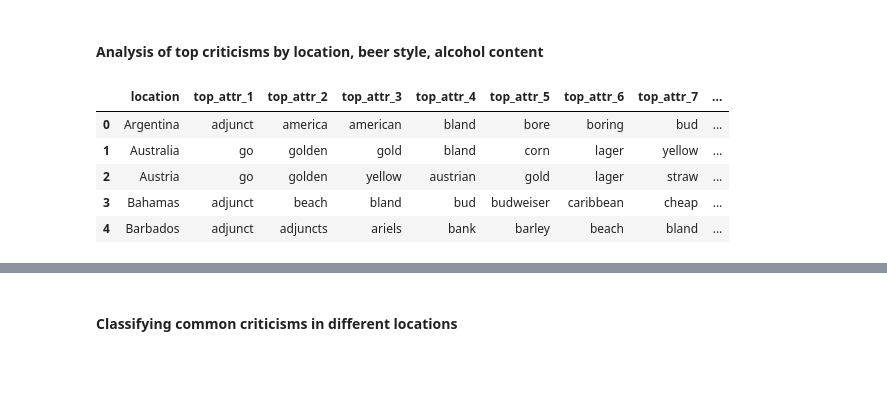
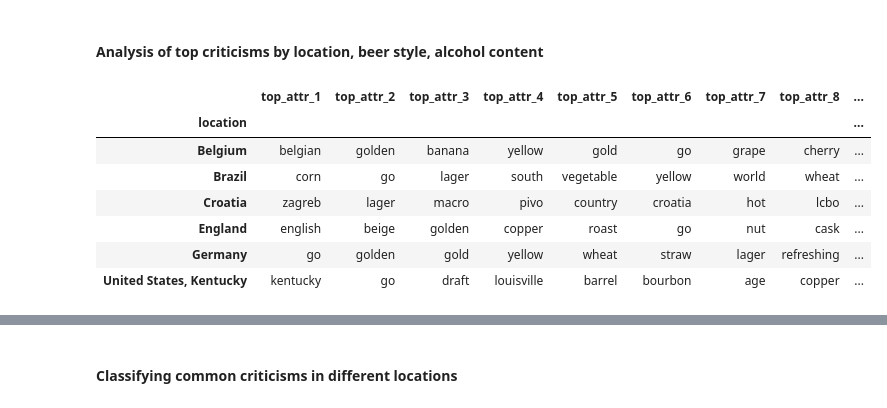
Before and after one commit to epfl-ada/ada-2024-project-awesomedataanalysts, a Jupyter notebook: milestone-3.ipynb, the cells around one changed output, grey strips where cells are left out. Saved outputs shown, nothing was run; the diff lists cells and outputs as text; code cells hidden in the pictures; blank space fills up the shorter version.

```diff
--- a/milestone-3.ipynb
+++ b/milestone-3.ipynb
@@ -277,15 +278,21 @@ if not os.path.exists(processed_beers_csv):
 ## Following the clues : what drives negativity
 # %% [markdown]
 #### Analysis of top criticisms by location, beer style, alcohol content
+# %%
+# beer subsets for visualization
+locations = ["Belgium", "Brazil", "Croatia", "England", "Germany", "United States, Kentucky"]
+styles = ["American Pale Ale", "American Strong Ale ", "Cream Ale", "Czech Pilsner (Světlý)", "Dunkelweizen", "Fruit Beer", "Imperial Porter"]
 # %%
 # attributes by location
-top_attributes_by(beers, by="location", top_count=15, column_count=50).head(5)
+top_attributes_by(beers, by="location", top_count=15, column_count=50).loc[locations]
 # %% [output]
-|  | location | top_attr_1 | top_attr_2 | top_attr_3 | top_attr_4 | top_attr_5 | top_attr_6 | top_attr_7 | ... |
-| 0 | Argentina | adjunct | america | american | bland | bore | boring | bud | ... |
-| 1 | Australia | go | golden | gold | bland | corn | lager | yellow | ... |
-| 2 | Austria | go | golden | yellow | austrian | gold | lager | straw | ... |
-| 3 | Bahamas | adjunct | beach | bland | bud | budweiser | caribbean | cheap | ... |
-| 4 | Barbados | adjunct | adjuncts | ariels | bank | barley | beach | bland | ... |
+|  | top_attr_1 | top_attr_2 | top_attr_3 | top_attr_4 | top_attr_5 | top_attr_6 | top_attr_7 | top_attr_8 | ... |
+| location |  |  |  |  |  |  |  |  | ... |
+| Belgium | belgian | golden | banana | yellow | gold | go | grape | cherry | ... |
+| Brazil | corn | go | lager | south | vegetable | yellow | world | wheat | ... |
+| Croatia | zagreb | lager | macro | pivo | country | croatia | hot | lcbo | ... |
+| England | english | beige | golden | copper | roast | go | nut | cask | ... |
+| Germany | go | golden | gold | yellow | wheat | straw | lager | refreshing | ... |
+| United States, Kentucky | kentucky | go | draft | louisville | barrel | bourbon | age | copper | ... |
 # %%
 # criticisms by location
```
Also changed, not shown: parts of 5 cells of this notebook, 1 other file.
